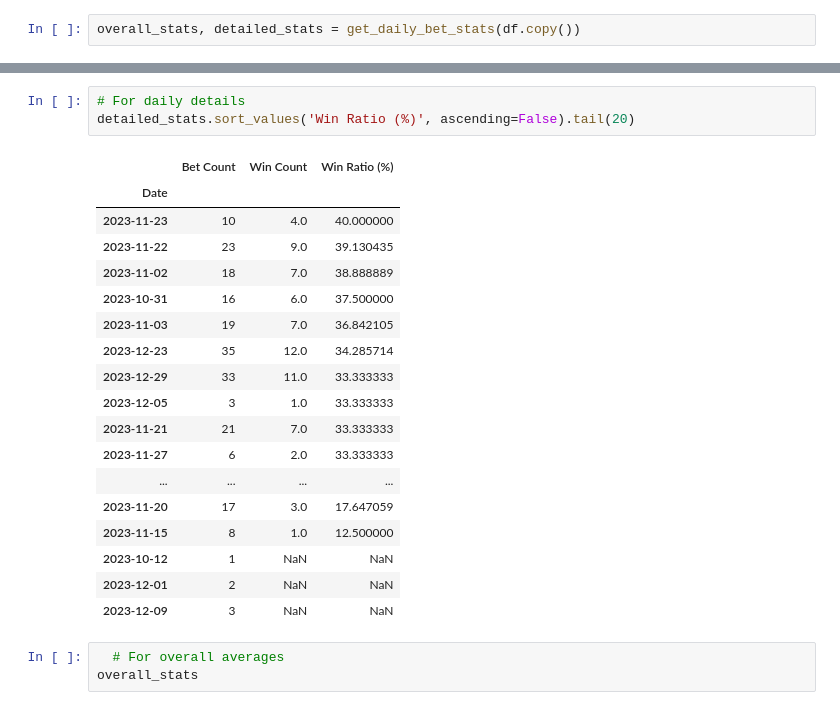
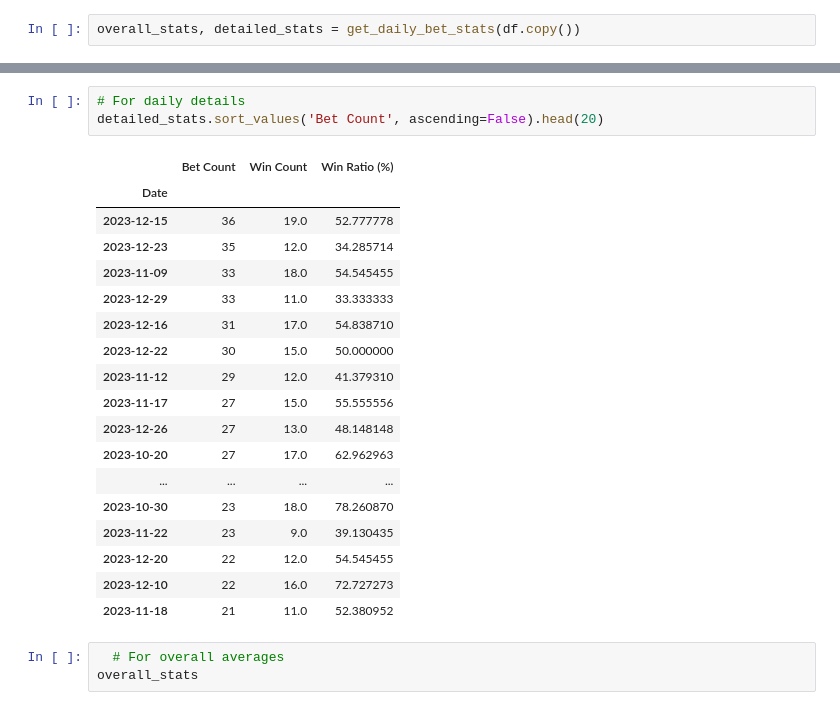
Before and after one commit to namatanda/scrapper, a Jupyter notebook: parser.ipynb, the cells around one changed output, grey strips where cells are left out. Cells and saved outputs as stored; diff of their text form.

```diff
--- a/parser.ipynb
+++ b/parser.ipynb
@@ -155,25 +173,25 @@ overall_stats, detailed_stats = get_daily_bet_stats(df.copy())
 # %%
 # For daily details
-detailed_stats.sort_values('Win Ratio (%)', ascending=False).tail(20)
+detailed_stats.sort_values('Bet Count', ascending=False).head(20)
 # %% [output]
 |  | Bet Count | Win Count | Win Ratio (%) |
 | Date |  |  |  |
-| 2023-11-23 | 10 | 4.0 | 40.000000 |
+| 2023-12-15 | 36 | 19.0 | 52.777778 |
+| 2023-12-23 | 35 | 12.0 | 34.285714 |
+| 2023-11-09 | 33 | 18.0 | 54.545455 |
+| 2023-12-29 | 33 | 11.0 | 33.333333 |
+| 2023-12-16 | 31 | 17.0 | 54.838710 |
+| 2023-12-22 | 30 | 15.0 | 50.000000 |
+| 2023-11-12 | 29 | 12.0 | 41.379310 |
+| 2023-11-17 | 27 | 15.0 | 55.555556 |
+| 2023-12-26 | 27 | 13.0 | 48.148148 |
+| 2023-10-20 | 27 | 17.0 | 62.962963 |
+| ... | ... | ... | ... |
+| 2023-10-30 | 23 | 18.0 | 78.260870 |
 | 2023-11-22 | 23 | 9.0 | 39.130435 |
-| 2023-11-02 | 18 | 7.0 | 38.888889 |
-| 2023-10-31 | 16 | 6.0 | 37.500000 |
-| 2023-11-03 | 19 | 7.0 | 36.842105 |
-| 2023-12-23 | 35 | 12.0 | 34.285714 |
-| 2023-12-29 | 33 | 11.0 | 33.333333 |
-| 2023-12-05 | 3 | 1.0 | 33.333333 |
-| 2023-11-21 | 21 | 7.0 | 33.333333 |
-| 2023-11-27 | 6 | 2.0 | 33.333333 |
-| ... | ... | ... | ... |
-| 2023-11-20 | 17 | 3.0 | 17.647059 |
-| 2023-11-15 | 8 | 1.0 | 12.500000 |
-| 2023-10-12 | 1 | NaN | NaN |
-| 2023-12-01 | 2 | NaN | NaN |
-| 2023-12-09 | 3 | NaN | NaN |
+| 2023-12-20 | 22 | 12.0 | 54.545455 |
+| 2023-12-10 | 22 | 16.0 | 72.727273 |
+| 2023-11-18 | 21 | 11.0 | 52.380952 |
 # %%
   # For overall averages
 overall_stats
```
Also changed, not shown: parts of 17 cells of this notebook, 1 other file.
